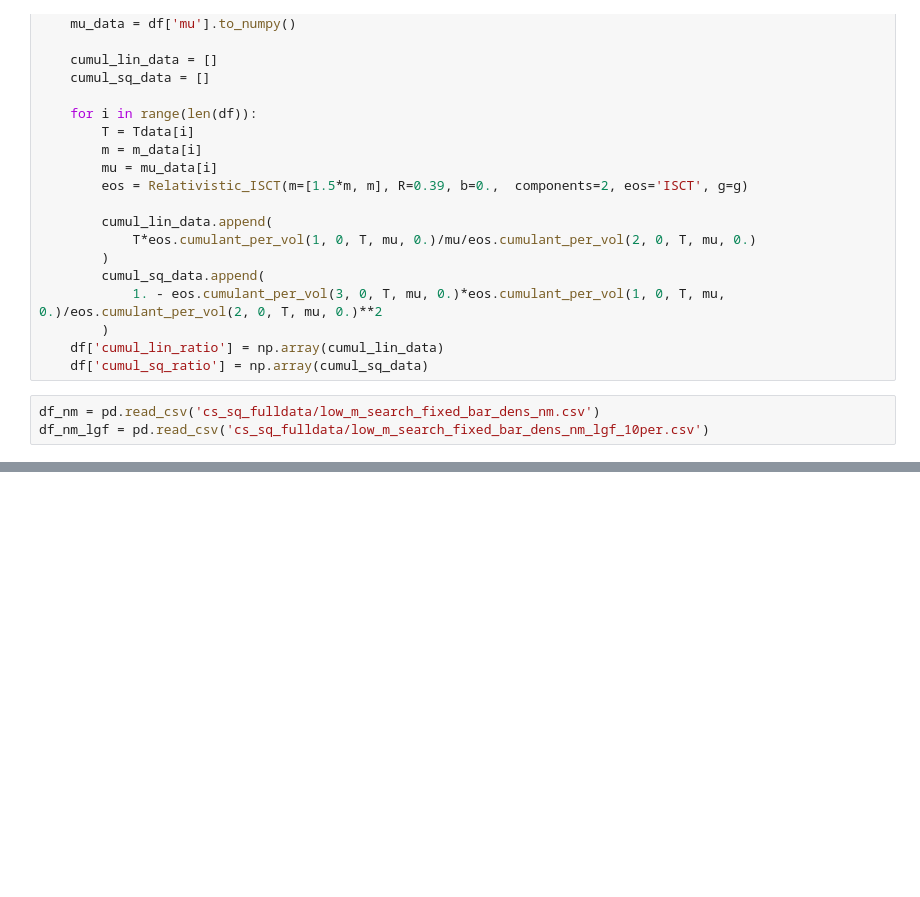
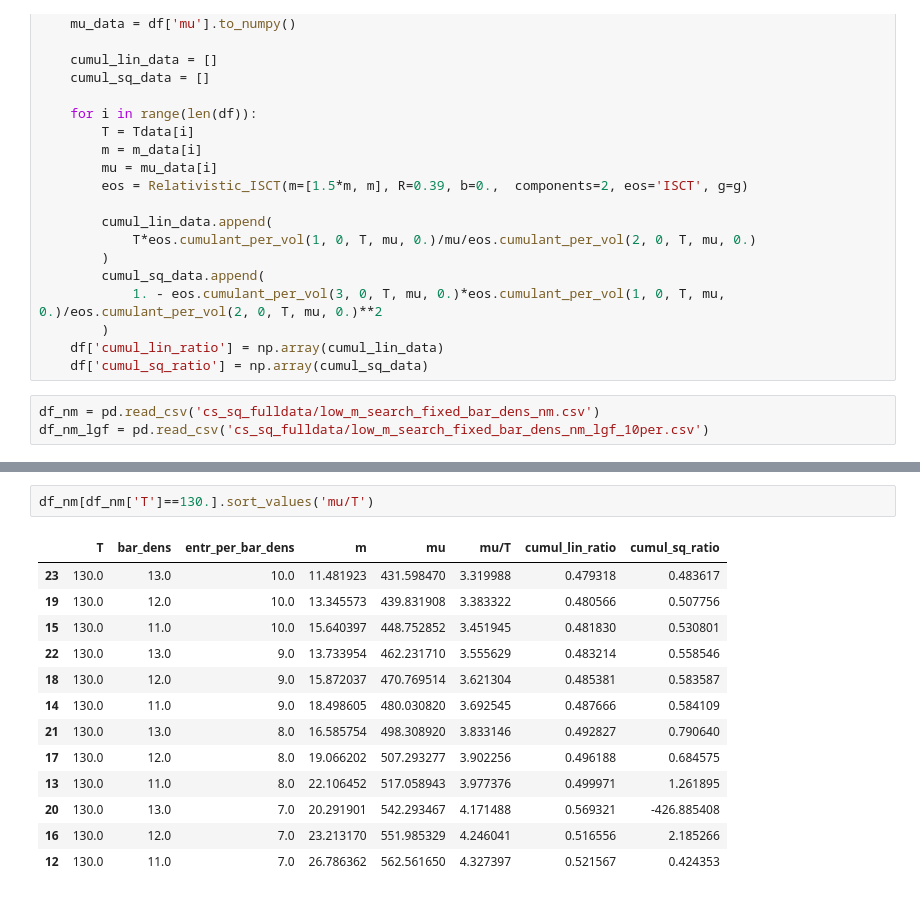
Before and after one commit to NazyS/relativistic-ISCT-EoS, a Jupyter notebook: phase_transition.ipynb, the cells around one changed output, grey strips where cells are left out. Drawn from its saved outputs; the diff is of its cells as text; blank space fills up the shorter version.

```diff
--- a/phase_transition.ipynb
+++ b/phase_transition.ipynb
@@ -222,0 +232,16 @@ plot_cumul_digit(kind='lin')
+# %%
+df_nm[df_nm['T']==130.].sort_values('mu/T')
+# %% [output]
+|  | T | bar_dens | entr_per_bar_dens | m | mu | mu/T | cumul_lin_ratio | cumul_sq_ratio |
+| 23 | 130.0 | 13.0 | 10.0 | 11.481923 | 431.598470 | 3.319988 | 0.479318 | 0.483617 |
+| 19 | 130.0 | 12.0 | 10.0 | 13.345573 | 439.831908 | 3.383322 | 0.480566 | 0.507756 |
+| 15 | 130.0 | 11.0 | 10.0 | 15.640397 | 448.752852 | 3.451945 | 0.481830 | 0.530801 |
+| 22 | 130.0 | 13.0 | 9.0 | 13.733954 | 462.231710 | 3.555629 | 0.483214 | 0.558546 |
+| 18 | 130.0 | 12.0 | 9.0 | 15.872037 | 470.769514 | 3.621304 | 0.485381 | 0.583587 |
+| 14 | 130.0 | 11.0 | 9.0 | 18.498605 | 480.030820 | 3.692545 | 0.487666 | 0.584109 |
+| 21 | 130.0 | 13.0 | 8.0 | 16.585754 | 498.308920 | 3.833146 | 0.492827 | 0.790640 |
+| 17 | 130.0 | 12.0 | 8.0 | 19.066202 | 507.293277 | 3.902256 | 0.496188 | 0.684575 |
+| 13 | 130.0 | 11.0 | 8.0 | 22.106452 | 517.058943 | 3.977376 | 0.499971 | 1.261895 |
+| 20 | 130.0 | 13.0 | 7.0 | 20.291901 | 542.293467 | 4.171488 | 0.569321 | -426.885408 |
+| 16 | 130.0 | 12.0 | 7.0 | 23.213170 | 551.985329 | 4.246041 | 0.516556 | 2.185266 |
+| 12 | 130.0 | 11.0 | 7.0 | 26.786362 | 562.561650 | 4.327397 | 0.521567 | 0.424353 |
```
Also changed, not shown: parts of 7 cells of this notebook, 1 other file.
